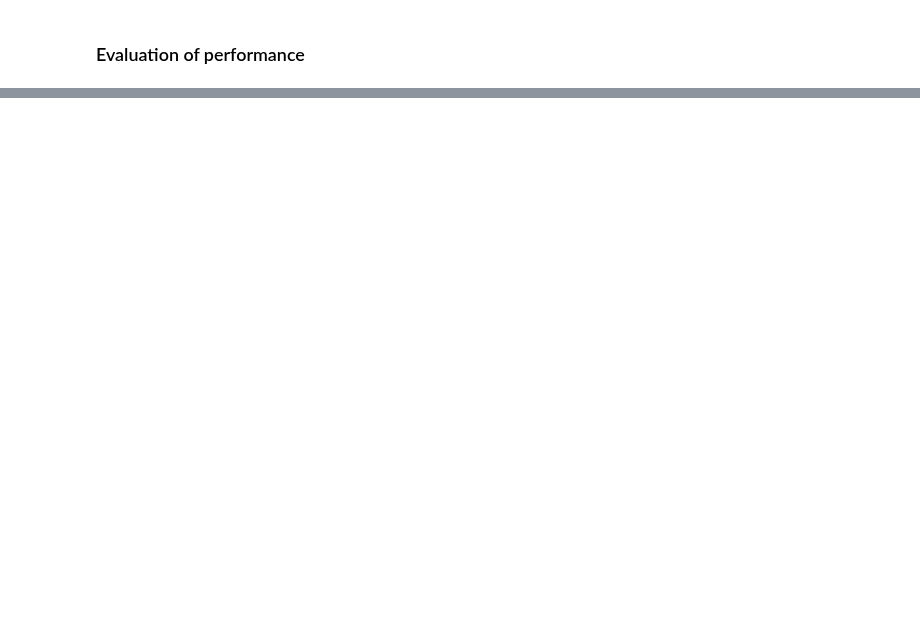
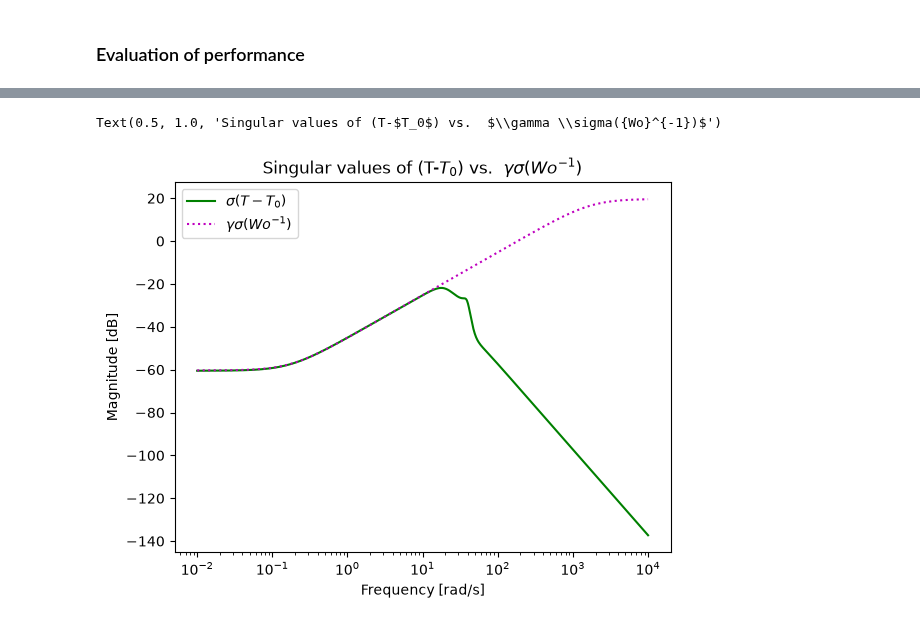
Before and after one commit to giannibi/rpc-scripts, a Jupyter notebook: examples/Part4/05 Hinfinity_ModelMatch.ipynb, the cells around one changed output, grey strips where cells are left out. Saved outputs shown, nothing was run; the diff lists cells and outputs as text; code cells hidden in the pictures; blank space fills up the shorter version.

```diff
--- a/examples/Part4/05 Hinfinity_ModelMatch.ipynb
+++ b/examples/Part4/05 Hinfinity_ModelMatch.ipynb
@@ -267,0 +243,17 @@ plt.show()
+# %%
+
+# T-T0 vs gamma*sigma1(Wo^-1)
+T = ct.feedback(P * K_c)
+matching = T-T_0
+match_sv = rb.sigma(matching, omega)
+
+Woinv_sv = rb.sigma(Wo_inv, omega) * gamma
+plt.semilogx(omega, 20 * np.log10(match_sv), 'g', label=r'$\sigma(T-T_0)$')
+plt.semilogx(omega, 20 * np.log10(Woinv_sv), 'm:', label=r'$\gamma \sigma({Wo}^{-1})$')
+plt.ylabel('Magnitude [dB]')
+plt.xlabel('Frequency [rad/s]')
+plt.legend()
+plt.title(r'Singular values of (T-$T_0$) vs.  $\gamma \sigma({Wo}^{-1})$')
+# %% [output]
+Text(0.5, 1.0, 'Singular values of (T-$T_0$) vs.  $\\gamma \\sigma({Wo}^{-1})$')
+[figure, added]
```
Also changed, not shown: parts of 17 cells of this notebook, 3 other files.
